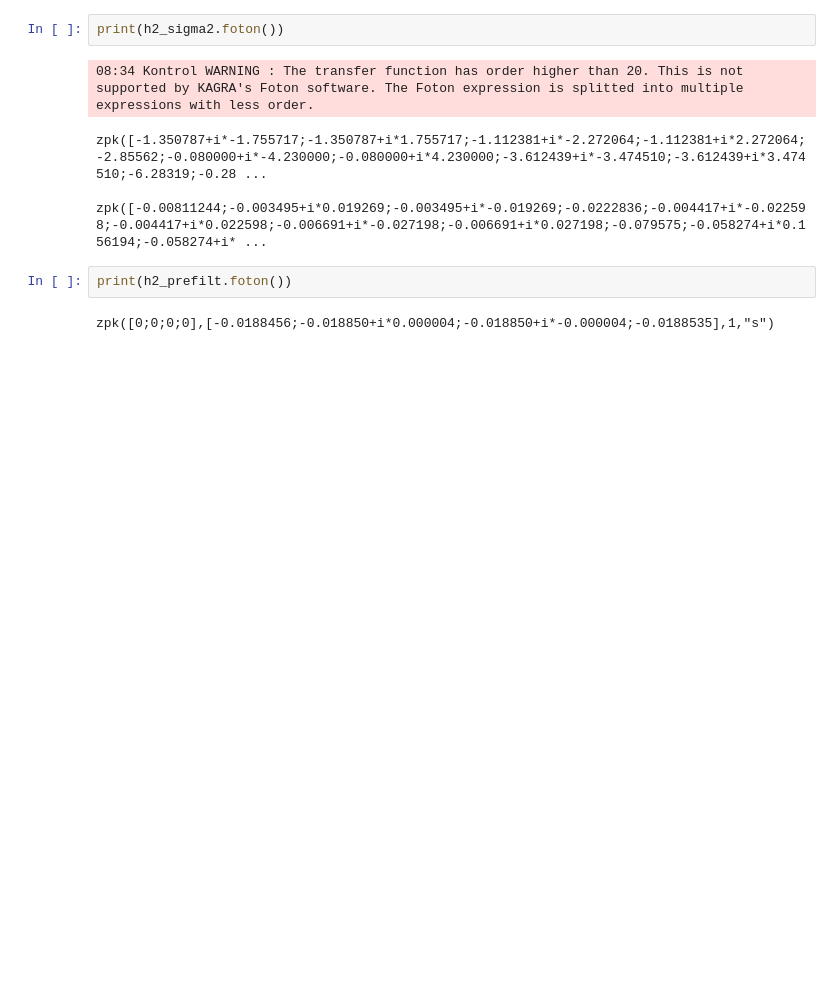
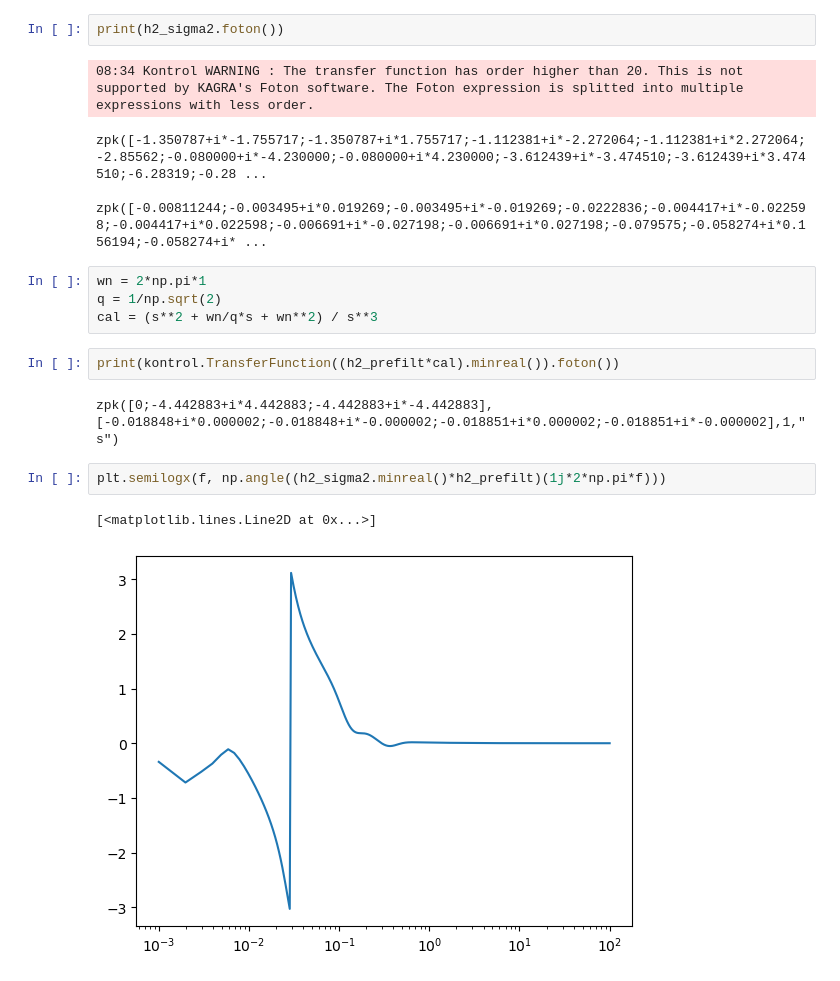
Before and after one commit to terrencetec/seibot, a Jupyter notebook: filter_design/plot_super_sensors.ipynb, the cells around one changed output. Saved outputs shown, nothing was run; the diff lists cells and outputs as text; blank space fills up the shorter version.

```diff
--- a/filter_design/plot_super_sensors.ipynb
+++ b/filter_design/plot_super_sensors.ipynb
@@ -121,10 +142,19 @@ print(h2_sigma2.foton())
 zpk([-1.350787+i*-1.755717;-1.350787+i*1.755717;-1.112381+i*-2.272064;-1.112381+i*2.272064;-2.85562;-0.080000+i*-4.230000;-0.080000+i*4.230000;-3.612439+i*-3.474510;-3.612439+i*3.474510;-6.28319;-0.28 ...
 
 zpk([-0.00811244;-0.003495+i*0.019269;-0.003495+i*-0.019269;-0.0222836;-0.004417+i*-0.022598;-0.004417+i*0.022598;-0.006691+i*-0.027198;-0.006691+i*0.027198;-0.079575;-0.058274+i*0.156194;-0.058274+i* ...
+# %%
+wn = 2*np.pi*1
+q = 1/np.sqrt(2)
+cal = (s**2 + wn/q*s + wn**2) / s**3
 # %%
-print(h2_prefilt.foton())
+print(kontrol.TransferFunction((h2_prefilt*cal).minreal()).foton())
 # %% [output]
-zpk([0;0;0;0],[-0.0188456;-0.018850+i*0.000004;-0.018850+i*-0.000004;-0.0188535],1,"s")
+zpk([0;-4.442883+i*4.442883;-4.442883+i*-4.442883],[-0.018848+i*0.000002;-0.018848+i*-0.000002;-0.018851+i*0.000002;-0.018851+i*-0.000002],1,"s")
+# %%
+plt.semilogx(f, np.angle((h2_sigma2.minreal()*h2_prefilt)(1j*2*np.pi*f)))
+# %% [output]
+[<matplotlib.lines.Line2D at 0x...>]
+[figure, added]
 # %%
 plt.loglog(f, abs(h1_sigma2.minreal()(1j*2*np.pi*f)))
 plt.loglog(f, abs(h1_sigma2(1j*2*np.pi*f)))
```
Also changed, not shown: parts of 10 cells of this notebook, 10 other files.
